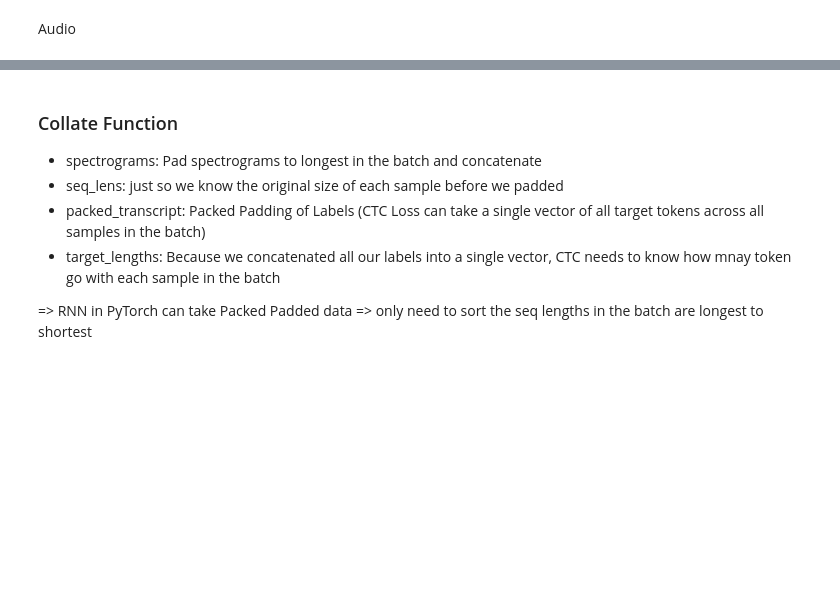
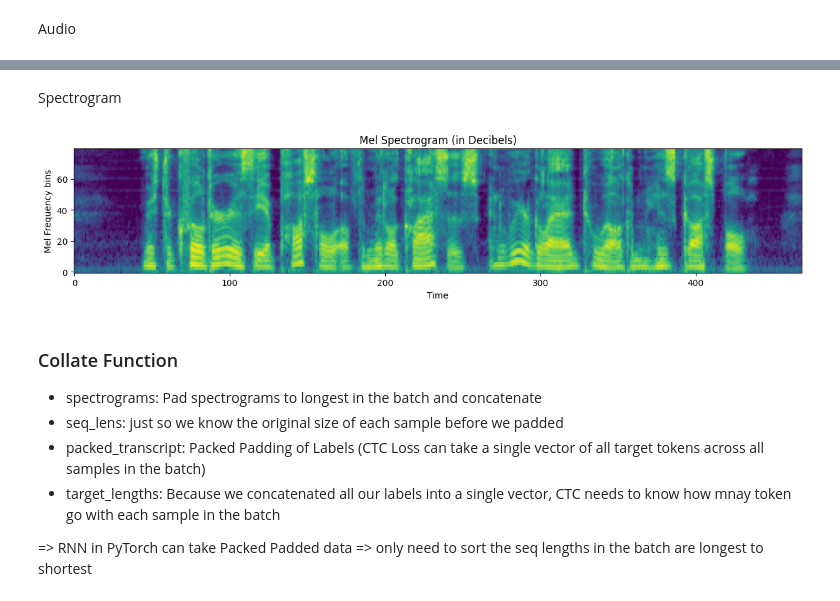
Before and after one commit to huyendt1610/speech-to-text, a Jupyter notebook: notebooks/libri_data_set.ipynb, the cells around one changed output, grey strips where cells are left out. Drawn from its saved outputs; the diff is of its cells as text; code cells hidden in the pictures; blank space fills up the shorter version.

```diff
--- a/notebooks/libri_data_set.ipynb
+++ b/notebooks/libri_data_set.ipynb
@@ -162,3 +145,17 @@ plt.tight_layout()
+# %% [markdown]
+Spectrogram
+# %%
+# visualize
+plt.figure(figsize=(15, 5))
+plt.imshow(sample["input_values"].T)
+# plt.axis("off")
+plt.title('Mel Spectrogram (in Decibels)')
+plt.ylabel('Mel Frequency bins')
+plt.xlabel('Time')
+plt.gca().invert_yaxis() # gca: Get Current Axes, (and flip so low frequencies are at the bottom)
+plt.show()
+# %% [output]
+[figure, added]
 # %% [markdown]
 ### Collate Function
 - spectrograms: Pad spectrograms to longest in the batch and concatenate
```
Also changed, not shown: parts of 33 cells of this notebook, 12 other files.
